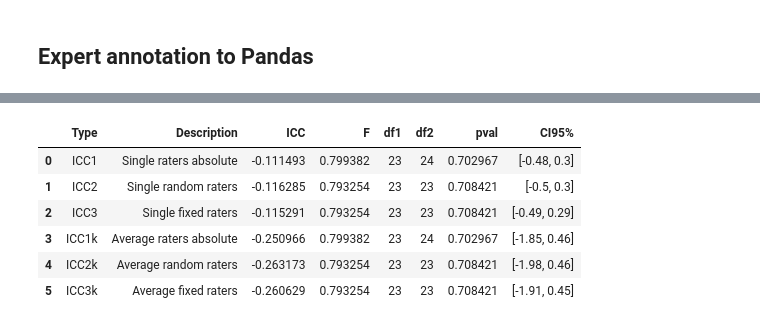
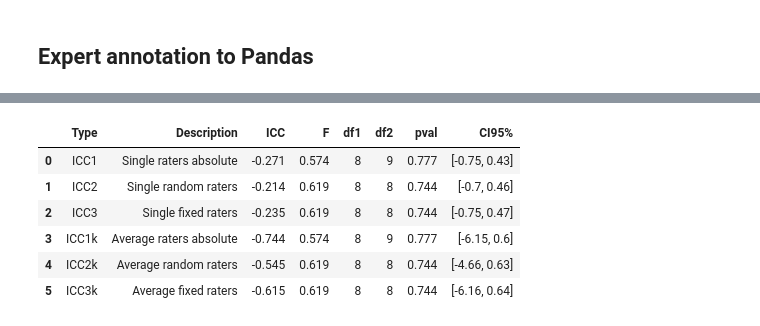
Before and after one commit to unil-ish/Hertziana_IconClass_Public, a Jupyter notebook: analytics/bhmpi_senti_iconclass_experts.ipynb, the cells around one changed output, grey strips where cells are left out. Saved outputs shown, nothing was run; the diff lists cells and outputs as text; code cells hidden in the pictures.

```diff
--- a/analytics/bhmpi_senti_iconclass_experts.ipynb
+++ b/analytics/bhmpi_senti_iconclass_experts.ipynb
@@ -45,0 +64,21 @@ expert_ratings
+# %%
+expert_ratings = []
+r_iphigenia = []
+r_polyxena = []
+r_helenandparis = []
+
+for idd,item in ratings_dict.items():
+    if "94D132" in iconclasses[idd]: r_secondary = r_iphigenia
+    elif "94H243" in iconclasses[idd]: r_secondary = r_polyxena
+    else: r_secondary = r_helenandparis
+    for rater in raters:
+        appraisal = item[rater]
+        for coord in coordinates:
+            try:
+                rating = calculate_rating(item[rater][coord])
+            except:
+                rating = 0.0
+            o = { 'ID' : idd, 'Rater' : rater, coord: rating }
+            expert_ratings.append(o)
+            r_secondary.append(o)
+expert_ratings
@@ -58,0 +107,4 @@ icc = pg.intraclass_corr(data=pd.DataFrame(expert_ratings), targets='ID', raters
+# %%
+df = pd.concat([pd.DataFrame(r_iphigenia), pd.DataFrame(r_polyxena)])
+icc = pg.intraclass_corr(data=df, targets='ID', raters='Rater', ratings='sensitivity').round(3)
+icc
@@ -59,10 +119,11 @@ icc = pg.intraclass_corr(data=pd.DataFrame(expert_ratings), targets='ID', raters
 # %%
+icc = pg.intraclass_corr(data=df, targets='ID', raters='Rater', ratings='temper').round(3)
 icc
 # %% [output]
 |  | Type | Description | ICC | F | df1 | df2 | pval | CI95% |
-| 0 | ICC1 | Single raters absolute | -0.111493 | 0.799382 | 23 | 24 | 0.702967 | [-0.48, 0.3] |
-| 1 | ICC2 | Single random raters | -0.116285 | 0.793254 | 23 | 23 | 0.708421 | [-0.5, 0.3] |
-| 2 | ICC3 | Single fixed raters | -0.115291 | 0.793254 | 23 | 23 | 0.708421 | [-0.49, 0.29] |
-| 3 | ICC1k | Average raters absolute | -0.250966 | 0.799382 | 23 | 24 | 0.702967 | [-1.85, 0.46] |
-| 4 | ICC2k | Average random raters | -0.263173 | 0.793254 | 23 | 23 | 0.708421 | [-1.98, 0.46] |
-| 5 | ICC3k | Average fixed raters | -0.260629 | 0.793254 | 23 | 23 | 0.708421 | [-1.91, 0.45] |
+| 0 | ICC1 | Single raters absolute | -0.271 | 0.574 | 8 | 9 | 0.777 | [-0.75, 0.43] |
+| 1 | ICC2 | Single random raters | -0.214 | 0.619 | 8 | 8 | 0.744 | [-0.7, 0.46] |
+| 2 | ICC3 | Single fixed raters | -0.235 | 0.619 | 8 | 8 | 0.744 | [-0.75, 0.47] |
+| 3 | ICC1k | Average raters absolute | -0.744 | 0.574 | 8 | 9 | 0.777 | [-6.15, 0.6] |
+| 4 | ICC2k | Average random raters | -0.545 | 0.619 | 8 | 8 | 0.744 | [-4.66, 0.63] |
+| 5 | ICC3k | Average fixed raters | -0.615 | 0.619 | 8 | 8 | 0.744 | [-6.16, 0.64] |
```
Also changed, not shown: parts of 14 cells of this notebook, 1 other file.
